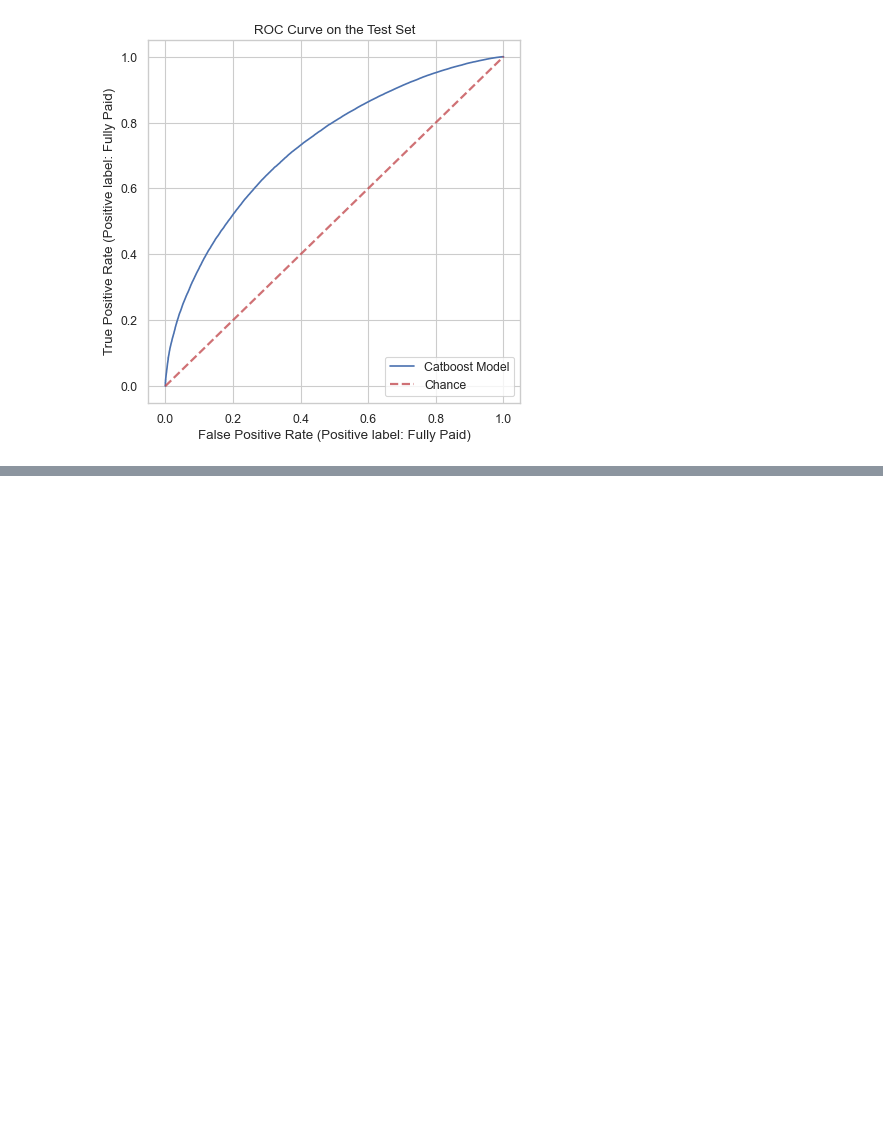
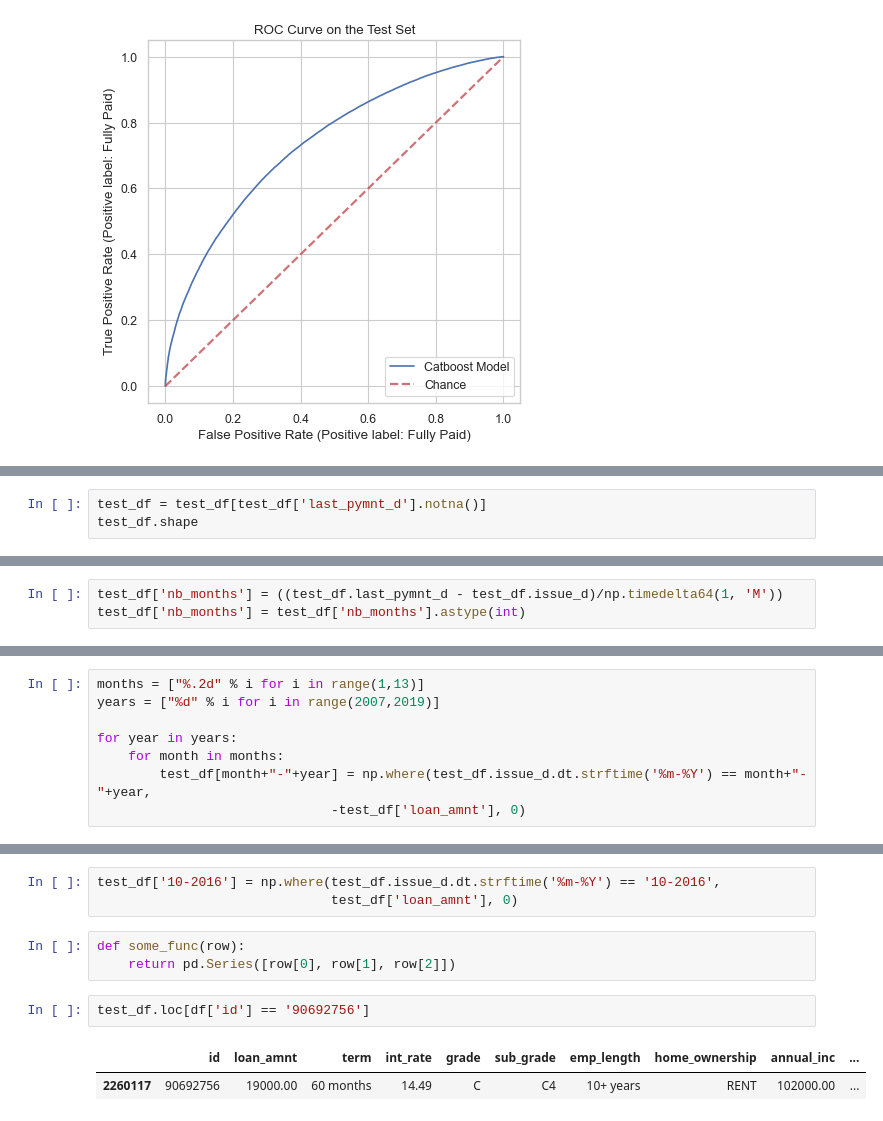
Before and after one commit to DanEllen/Lending-Club-Project, a Jupyter notebook: Lending Club Analysis.ipynb, the cells around one changed output, grey strips where cells are left out. Drawn from its saved outputs; the diff is of its cells as text; blank space fills up the shorter version.

```diff
--- a/Lending Club Analysis.ipynb
+++ b/Lending Club Analysis.ipynb
@@ -597,0 +626,3 @@ I will use this average yearly returns to calculate the standard deviation of th
+# %%
+test_df = test_df[test_df['last_pymnt_d'].notna()]
+test_df.shape
@@ -597,0 +633,3 @@ I will use this average yearly returns to calculate the standard deviation of th
+# %%
+test_df['nb_months'] = ((test_df.last_pymnt_d - test_df.issue_d)/np.timedelta64(1, 'M'))
+test_df['nb_months'] = test_df['nb_months'].astype(int)
@@ -597,0 +638,8 @@ I will use this average yearly returns to calculate the standard deviation of th
+# %%
+months = ["%.2d" % i for i in range(1,13)]
+years = ["%d" % i for i in range(2007,2019)]
+
+for year in years:
+    for month in months:
+        test_df[month+"-"+year] = np.where(test_df.issue_d.dt.strftime('%m-%Y') == month+"-"+year,
+                              -test_df['loan_amnt'], 0)
@@ -597,0 +678,11 @@ I will use this average yearly returns to calculate the standard deviation of th
+# %%
+test_df['10-2016'] = np.where(test_df.issue_d.dt.strftime('%m-%Y') == '10-2016',
+                              test_df['loan_amnt'], 0)
+# %%
+def some_func(row):
+    return pd.Series([row[0], row[1], row[2]])
+# %%
+test_df.loc[df['id'] == '90692756']
+# %% [output]
+|  | id | loan_amnt | term | int_rate | grade | sub_grade | emp_length | home_ownership | annual_inc | ... |
+| 2260117 | 90692756 | 19000.00 | 60 months | 14.49 | C | C4 | 10+ years | RENT | 102000.00 | ... |
```
Also changed, not shown: parts of 79 cells of this notebook, 1 other file.
